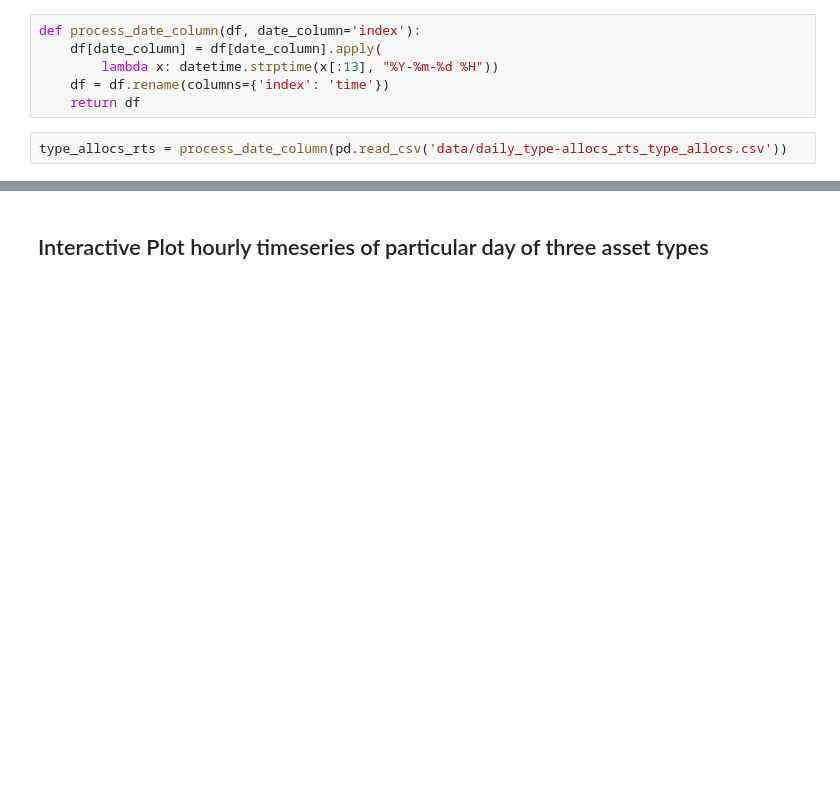
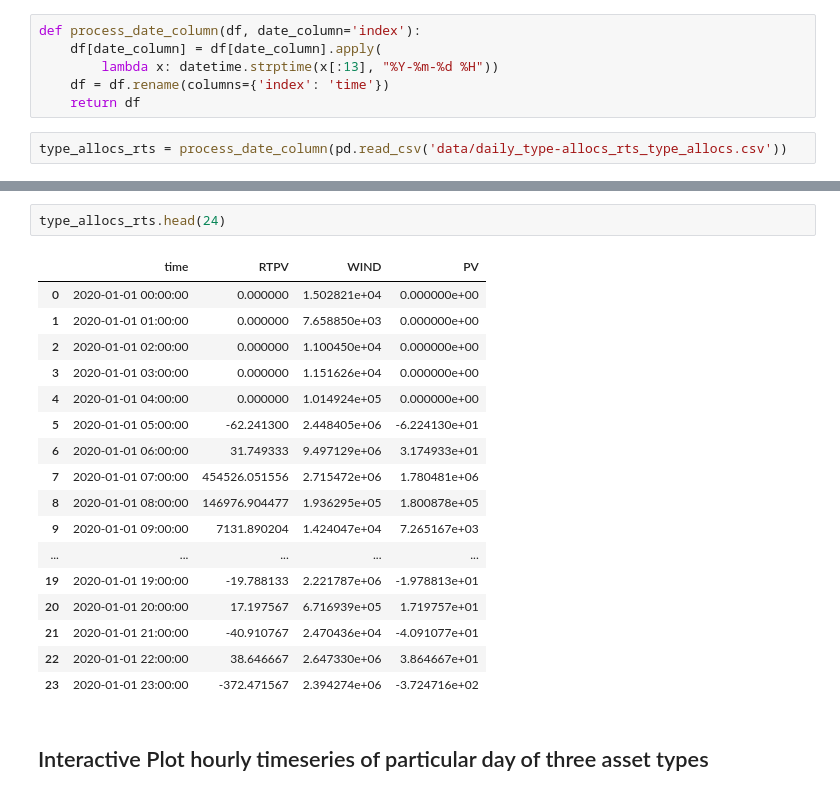
Before and after one commit to fjying/DashPlotlyWorkshop, a Jupyter notebook: notebook/plotly.ipynb, the cells around one changed output, grey strips where cells are left out. Saved outputs shown, nothing was run; the diff lists cells and outputs as text; blank space fills up the shorter version.

```diff
--- a/notebook/plotly.ipynb
+++ b/notebook/plotly.ipynb
@@ -23,3 +29,23 @@ type_allocs_rts = process_date_column(pd.read_csv('data/daily_type-allocs_rts_ty
+# %%
+type_allocs_rts.head(24)
+# %% [output]
+|  | time | RTPV | WIND | PV |
+| 0 | 2020-01-01 00:00:00 | 0.000000 | 1.502821e+04 | 0.000000e+00 |
+| 1 | 2020-01-01 01:00:00 | 0.000000 | 7.658850e+03 | 0.000000e+00 |
+| 2 | 2020-01-01 02:00:00 | 0.000000 | 1.100450e+04 | 0.000000e+00 |
+| 3 | 2020-01-01 03:00:00 | 0.000000 | 1.151626e+04 | 0.000000e+00 |
+| 4 | 2020-01-01 04:00:00 | 0.000000 | 1.014924e+05 | 0.000000e+00 |
+| 5 | 2020-01-01 05:00:00 | -62.241300 | 2.448405e+06 | -6.224130e+01 |
+| 6 | 2020-01-01 06:00:00 | 31.749333 | 9.497129e+06 | 3.174933e+01 |
+| 7 | 2020-01-01 07:00:00 | 454526.051556 | 2.715472e+06 | 1.780481e+06 |
+| 8 | 2020-01-01 08:00:00 | 146976.904477 | 1.936295e+05 | 1.800878e+05 |
+| 9 | 2020-01-01 09:00:00 | 7131.890204 | 1.424047e+04 | 7.265167e+03 |
+| ... | ... | ... | ... | ... |
+| 19 | 2020-01-01 19:00:00 | -19.788133 | 2.221787e+06 | -1.978813e+01 |
+| 20 | 2020-01-01 20:00:00 | 17.197567 | 6.716939e+05 | 1.719757e+01 |
+| 21 | 2020-01-01 21:00:00 | -40.910767 | 2.470436e+04 | -4.091077e+01 |
+| 22 | 2020-01-01 22:00:00 | 38.646667 | 2.647330e+06 | 3.864667e+01 |
+| 23 | 2020-01-01 23:00:00 | -372.471567 | 2.394274e+06 | -3.724716e+02 |
 # %% [markdown]
 ## Interactive Plot hourly timeseries of particular day of three asset types
 # %% [markdown]
```
Also changed, not shown: parts of 3 cells of this notebook, 8 other files.
